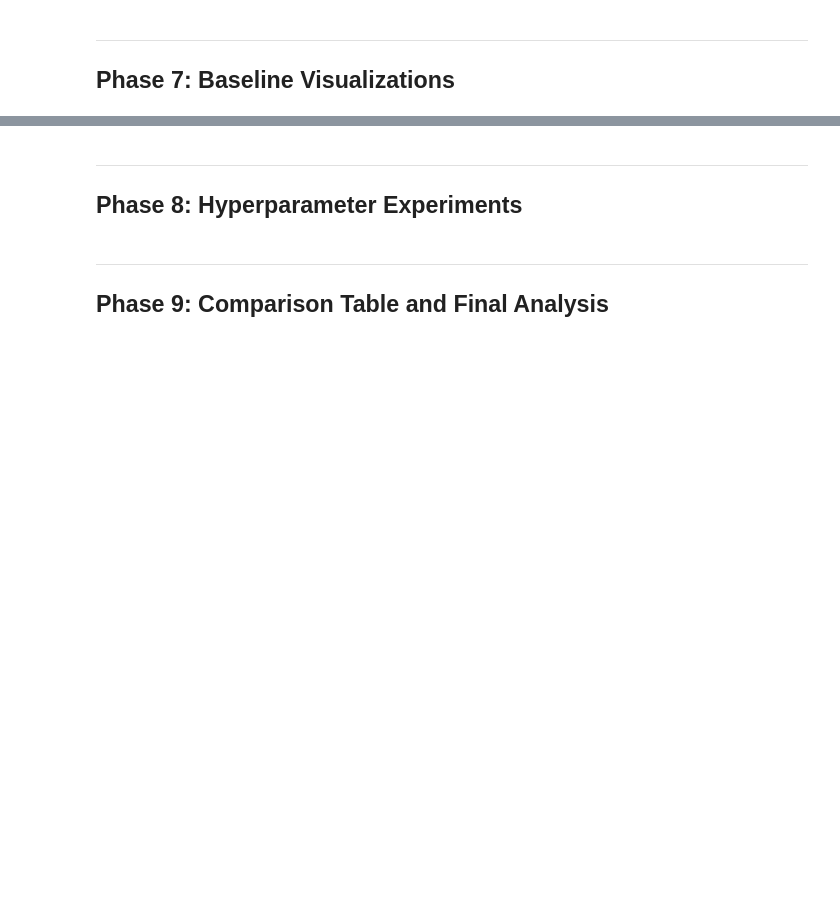
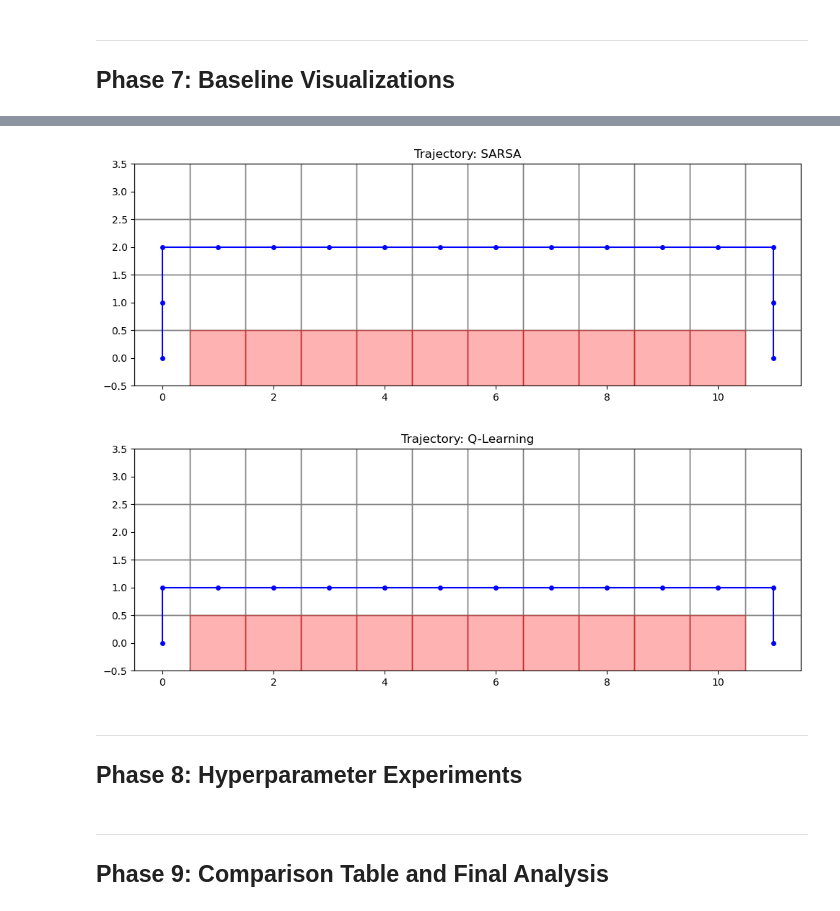
Before and after one commit to craig-rudman/MSDS684, a Jupyter notebook: W4/ipynb/development.ipynb, the cells around one changed output, grey strips where cells are left out. Saved outputs shown, nothing was run; the diff lists cells and outputs as text; code cells hidden in the pictures; blank space fills up the shorter version.

```diff
--- a/W4/ipynb/development.ipynb
+++ b/W4/ipynb/development.ipynb
@@ -467,3 +484,10 @@ Visualizer(env).plot_learning_curves(results, ylim=(-200, 0), smooth_window=10)
+# %%
+# Phase 7: Trajectories -- greedy rollout from start state for SARSA and Q-learning
+for r in results:
+    vis.plot_trajectory(r.q_table, label=r.config.label)
+# %% [output]
+[figure, added]
+[figure, added]
 # %% [markdown]
 ---
 ## Phase 8: Hyperparameter Experiments
```
Also changed, not shown: parts of 11 cells of this notebook, 2 other files.
